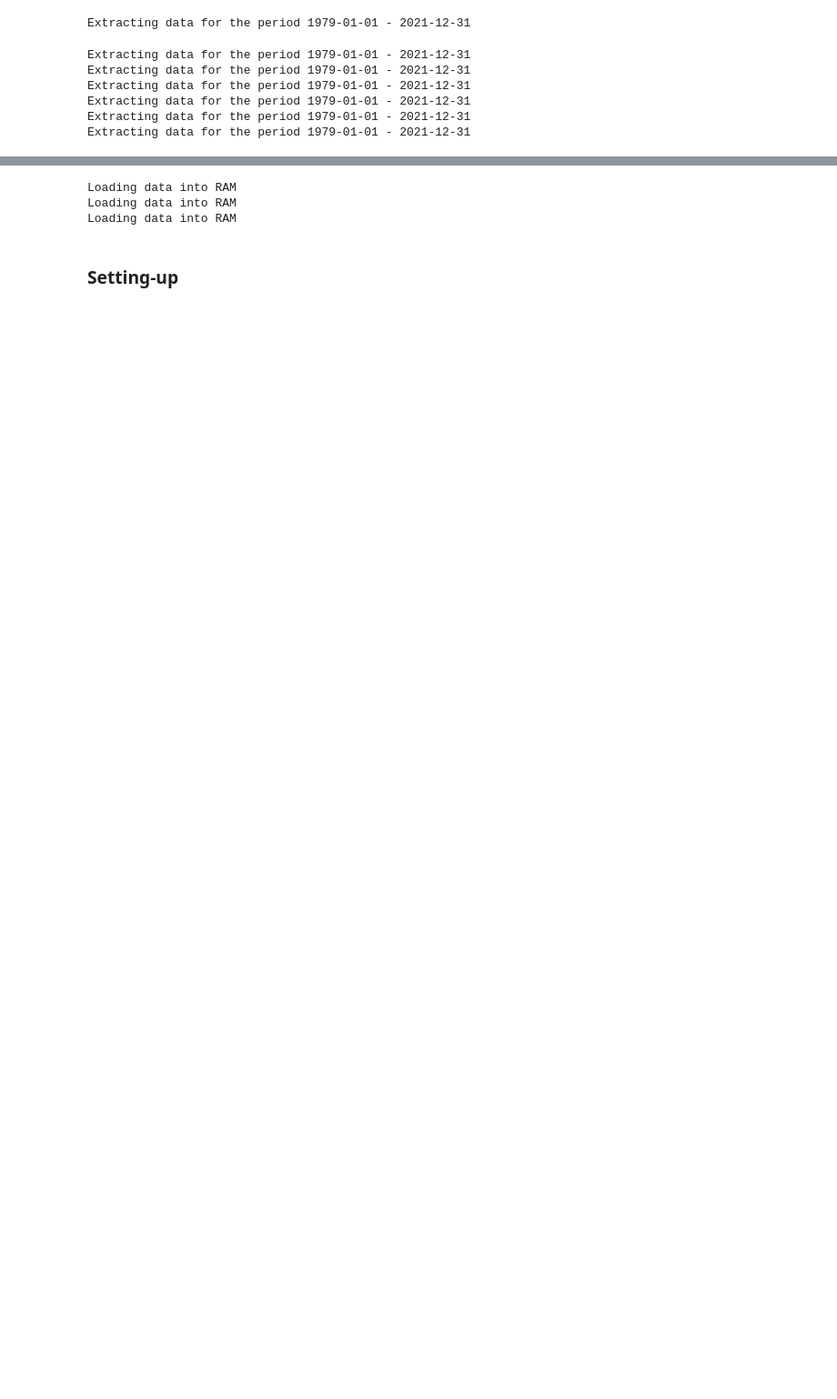
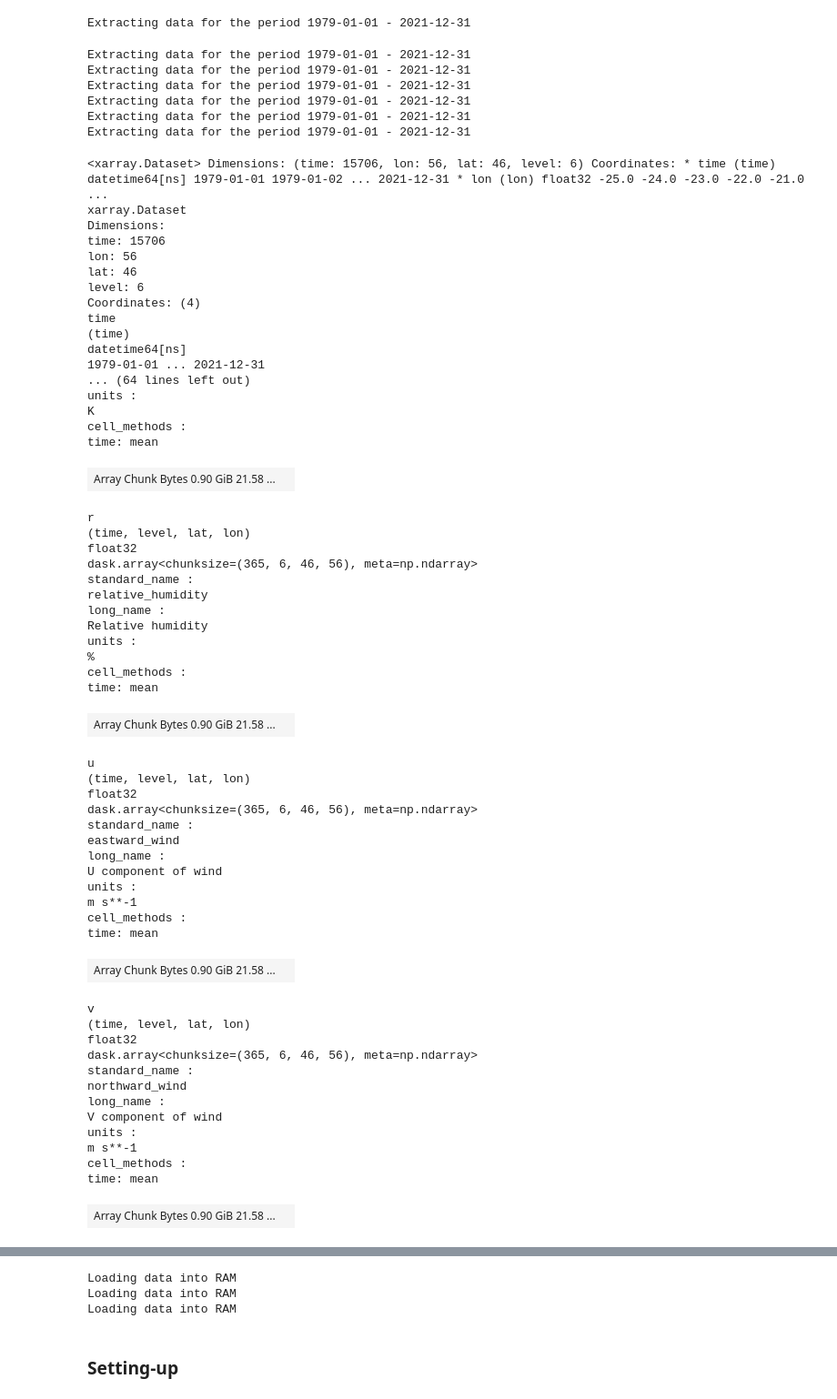
Before and after one commit to ML-precip/precip-predict, a Jupyter notebook: 04_testing_based_U-Nets.ipynb, the cells around one changed output, grey strips where cells are left out. Shown at 91% size. Drawn from its saved outputs; the diff is of its cells as text; code cells hidden in the pictures; blank space fills up the shorter version.

```diff
--- a/04_testing_based_U-Nets.ipynb
+++ b/04_testing_based_U-Nets.ipynb
@@ -156,3 +153,63 @@ for idat in range(0, len(datasets)):
         datasets[idat] = datasets[idat].reindex(lat=list(reversed(datasets[idat].lat)))
 # %%
 ds = xr.merge(datasets)
+# %%
+ds
+# %% [output]
+<xarray.Dataset> Dimensions: (time: 15706, lon: 56, lat: 46, level: 6) Coordinates: * time (time) datetime64[ns] 1979-01-01 1979-01-02 ... 2021-12-31 * lon (lon) float32 -25.0 -24.0 -23.0 -22.0 -21.0  ...
+xarray.Dataset
+Dimensions:
+time: 15706
+lon: 56
+lat: 46
+level: 6
+Coordinates: (4)
+time
+(time)
+datetime64[ns]
+1979-01-01 ... 2021-12-31
+... (64 lines left out)
+units :
+K
+cell_methods :
+time: mean
+| Array Chunk Bytes 0.90 GiB 21.58 ... |  |
+r
+(time, level, lat, lon)
+float32
+dask.array<chunksize=(365, 6, 46, 56), meta=np.ndarray>
+standard_name :
+relative_humidity
+long_name :
+Relative humidity
+units :
+%
+cell_methods :
+time: mean
+| Array Chunk Bytes 0.90 GiB 21.58 ... |  |
+u
+(time, level, lat, lon)
+float32
+dask.array<chunksize=(365, 6, 46, 56), meta=np.ndarray>
+standard_name :
+eastward_wind
+long_name :
+U component of wind
+units :
+m s**-1
+cell_methods :
+time: mean
+| Array Chunk Bytes 0.90 GiB 21.58 ... |  |
+v
+(time, level, lat, lon)
+float32
+dask.array<chunksize=(365, 6, 46, 56), meta=np.ndarray>
+standard_name :
+northward_wind
+long_name :
+V component of wind
+units :
+m s**-1
+cell_methods :
+time: mean
+| Array Chunk Bytes 0.90 GiB 21.58 ... |  |
```
Also changed, not shown: parts of 12 cells of this notebook, 17 other files.
